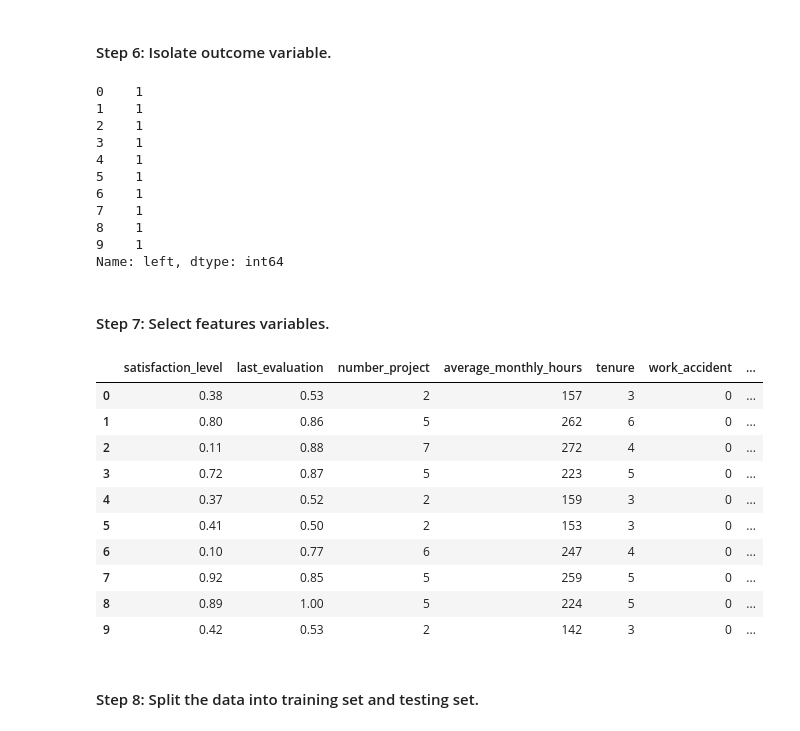
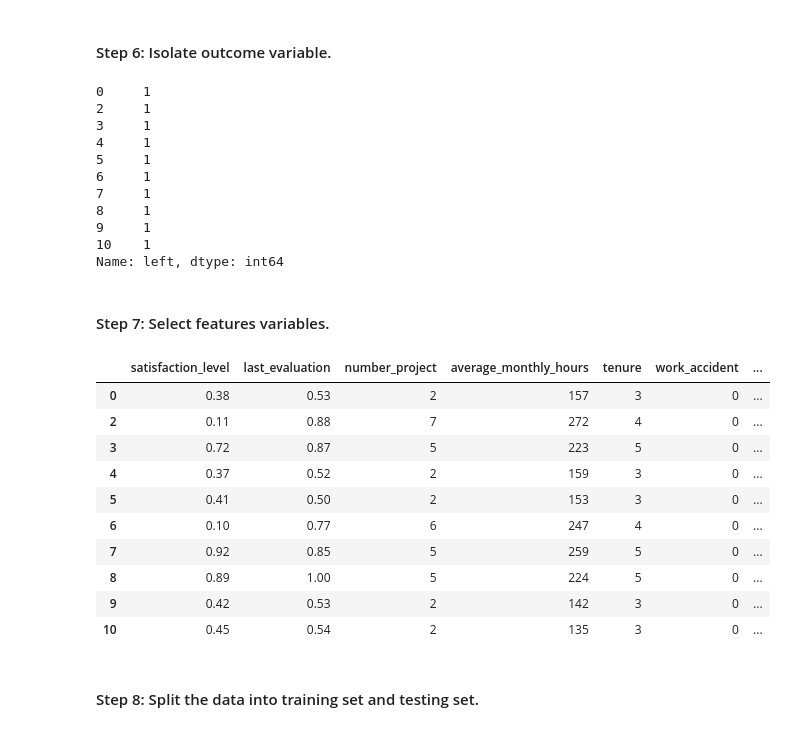
Before and after one commit to AlbertoMPalacioBastos/Machine_Learning_to_provide_insights_for_Human_Resources, a Jupyter notebook: Salifort Motors Project.ipynb, the cells around one changed output. Drawn from its saved outputs; the diff is of its cells as text; code cells hidden in the pictures.

```diff
--- a/Salifort Motors Project.ipynb
+++ b/Salifort Motors Project.ipynb
@@ -768,0 +769,6 @@ In the Inital EDA stage of the analysis, some outliers were identified in the `t
+# %%
+# Select rows without outliers in `tenure` and save resulting dataframe in a new variable
+df_logreg = df_enc[(df_enc['tenure'] >= lower_limit) & (df_enc['tenure'] <= upper_limit)]
+
+# Display first few rows of new dataframe
+df_logreg.head(10)
@@ -770,34 +788,32 @@ In the Inital EDA stage of the analysis, some outliers were identified in the `t
 #### Step 6: Isolate outcome variable.
 # %%
 # Isolate the outcome variable
-y = df_enc['left']
+y = df_logreg['left']
 
 # Display first few rows of the outcome variable
 y.head(10)
 # %% [output]
-0    1
-1    1
-2    1
-3    1
-4    1
-5    1
-6    1
-7    1
-8    1
-9    1
+0     1
+2     1
+3     1
+4     1
+5     1
+6     1
+7     1
+8     1
+9     1
+10    1
 Name: left, dtype: int64
 # %% [markdown]
 #### Step 7: Select features variables.
 # %%
 # Select the features you want to use in your model
-X = df_enc.drop(columns='left')
-
+X = df_logreg.drop(columns='left')
 # Display the first few rows of the selected features
 X.head(10)
 # %% [output]
 |  | satisfaction_level | last_evaluation | number_project | average_monthly_hours | tenure | work_accident | ... |
 | 0 | 0.38 | 0.53 | 2 | 157 | 3 | 0 | ... |
-| 1 | 0.80 | 0.86 | 5 | 262 | 6 | 0 | ... |
 | 2 | 0.11 | 0.88 | 7 | 272 | 4 | 0 | ... |
 | 3 | 0.72 | 0.87 | 5 | 223 | 5 | 0 | ... |
 | 4 | 0.37 | 0.52 | 2 | 159 | 3 | 0 | ... |
@@ -806,6 +822,7 @@ X.head(10)
 | 7 | 0.92 | 0.85 | 5 | 259 | 5 | 0 | ... |
 | 8 | 0.89 | 1.00 | 5 | 224 | 5 | 0 | ... |
 | 9 | 0.42 | 0.53 | 2 | 142 | 3 | 0 | ... |
+| 10 | 0.45 | 0.54 | 2 | 135 | 3 | 0 | ... |
 # %% [markdown]
 #### Step 8: Split the data into training set and testing set.
 # %%
```
Also changed, not shown: parts of 26 cells of this notebook.
